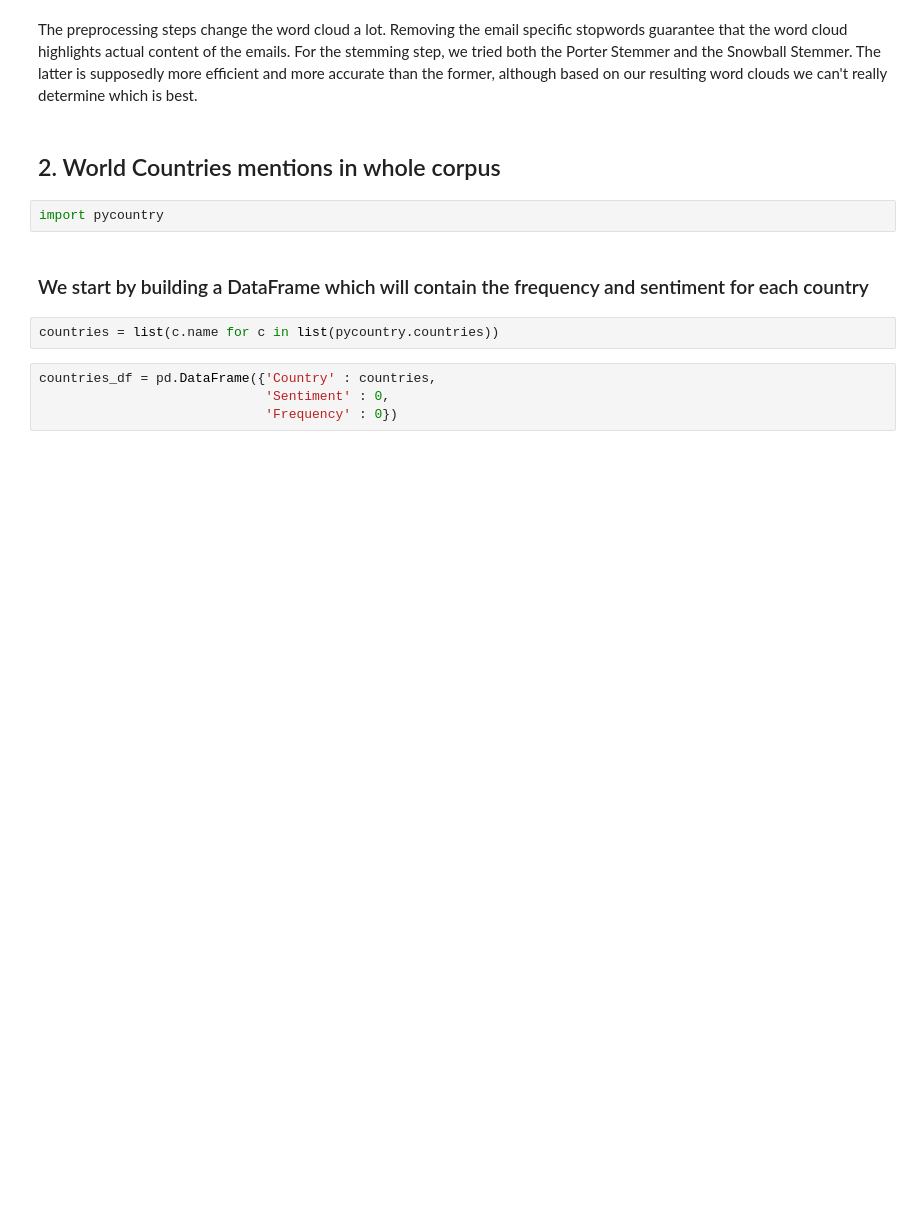
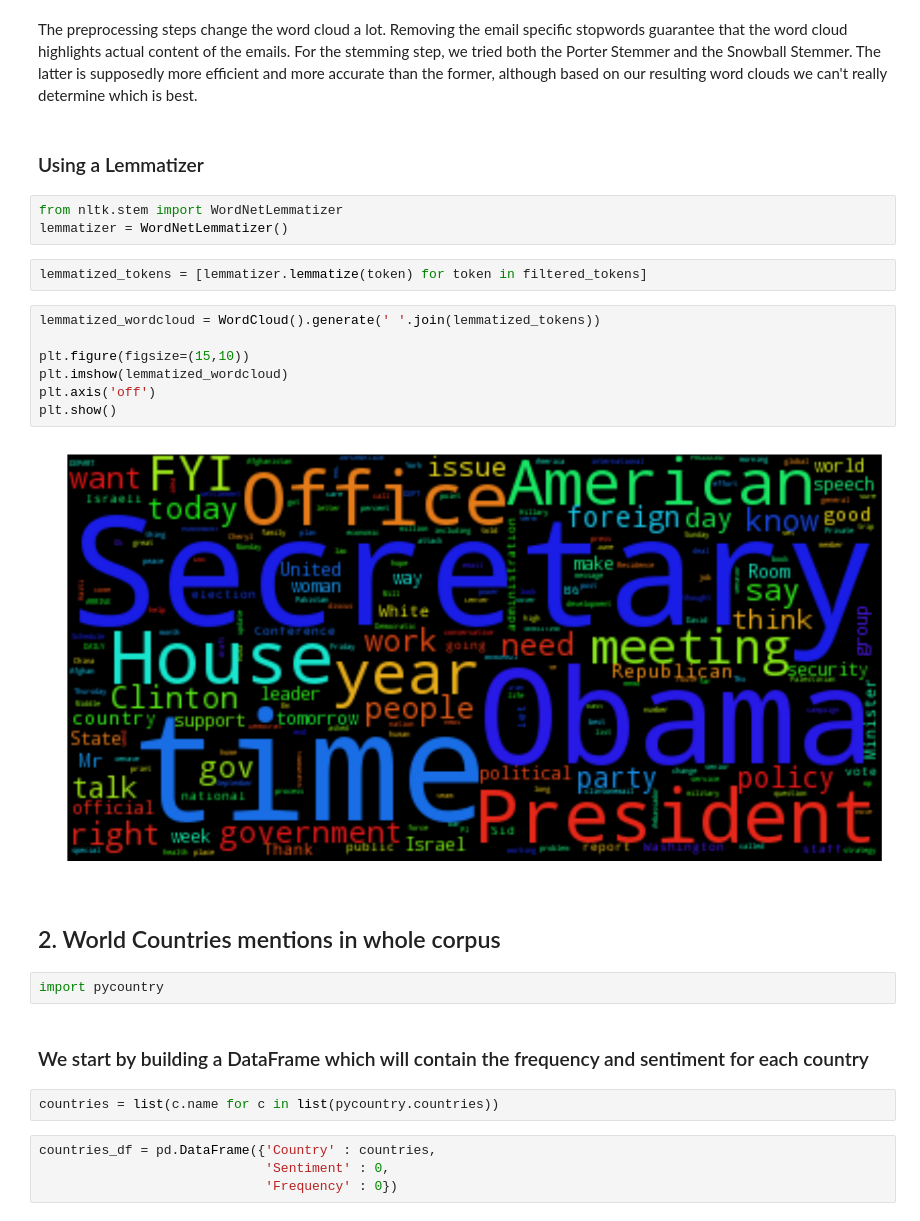
Before and after one commit to ireneu/ada, a Jupyter notebook: HW05/05 - Taming Text.ipynb, the cells around one changed output. Cells and saved outputs as stored; diff of their text form; blank space fills up the shorter version.

```diff
--- a/HW05/05 - Taming Text.ipynb
+++ b/HW05/05 - Taming Text.ipynb
@@ -151,6 +151,22 @@ plt.show()
 # %% [markdown]
 The preprocessing steps change the word cloud a lot. Removing the email specific stopwords guarantee that the word cloud highlights actual content of the emails.
 For the stemming step, we tried both the Porter Stemmer and the Snowball Stemmer. The latter is supposedly more efficient and more accurate than the former, although based on our resulting word clouds we can't really determine which is best.
+# %% [markdown]
+### Using a Lemmatizer
+# %%
+from nltk.stem import WordNetLemmatizer
+lemmatizer = WordNetLemmatizer()
+# %%
+lemmatized_tokens = [lemmatizer.lemmatize(token) for token in filtered_tokens]
+# %%
+lemmatized_wordcloud = WordCloud().generate(' '.join(lemmatized_tokens))
+
+plt.figure(figsize=(15,10))
+plt.imshow(lemmatized_wordcloud)
+plt.axis('off')
+plt.show()
+# %% [output]
+[figure, added]
 # %% [markdown]
 ## 2. World Countries mentions in whole corpus
 # %%
```
Also changed, not shown: parts of 7 cells of this notebook.
